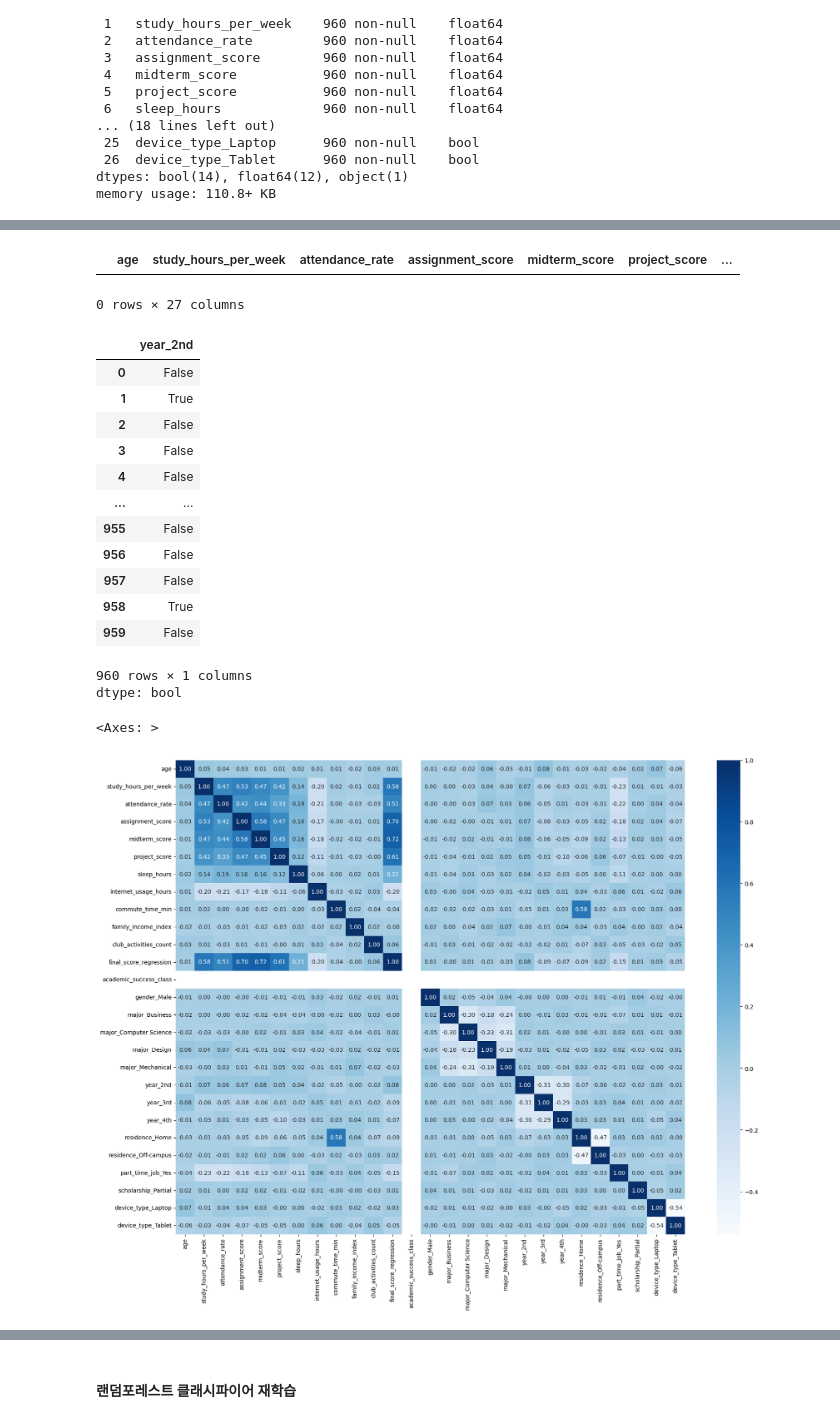
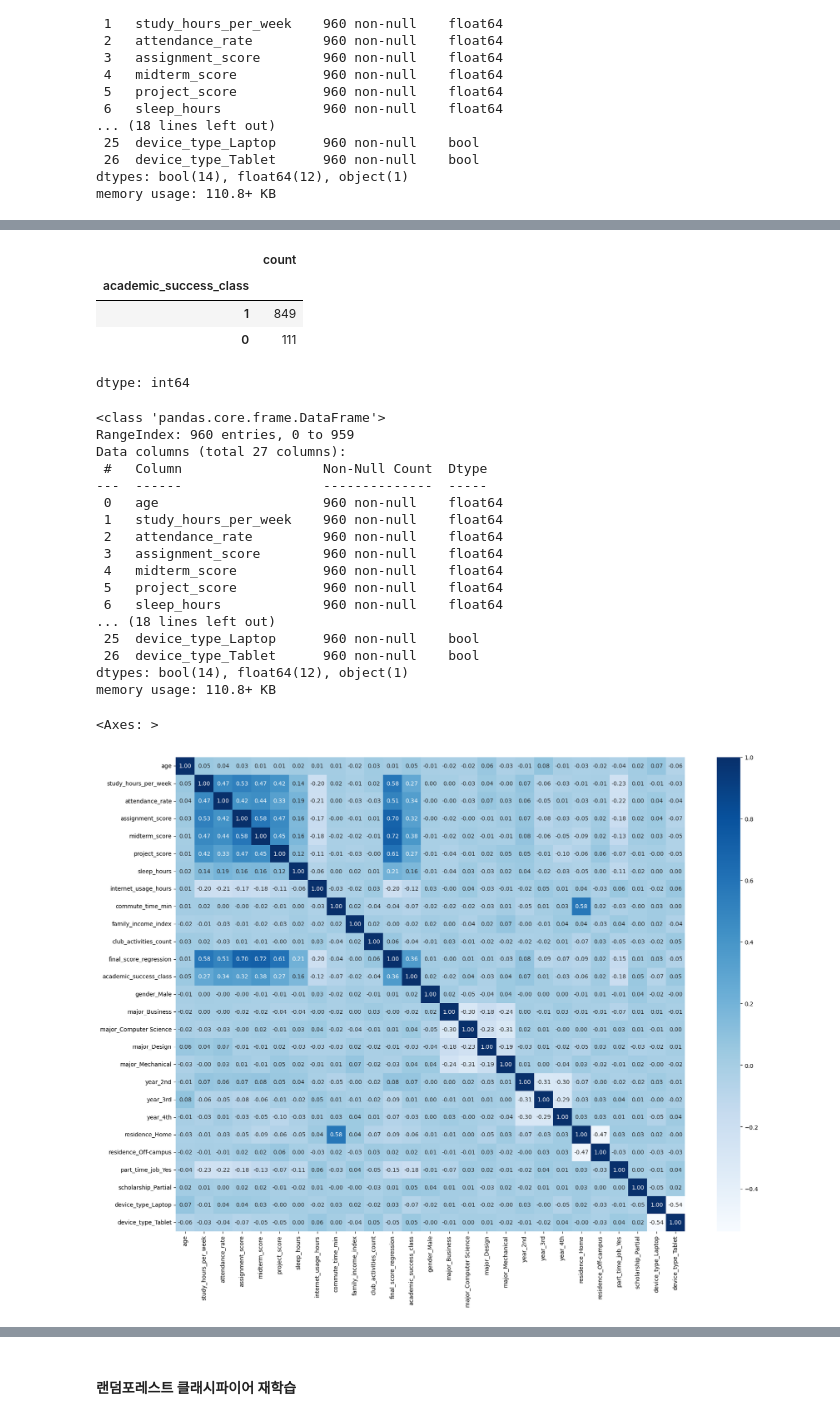
Before and after one commit to James21210/Learning-ML, a Jupyter notebook: 차무관_기계학습_프로젝트_중간고사.ipynb, the cells around one changed output, grey strips where cells are left out. Cells and saved outputs as stored; diff of their text form; code cells hidden in the pictures.

```diff
--- a/차무관_기계학습_프로젝트_중간고사.ipynb
+++ b/차무관_기계학습_프로젝트_중간고사.ipynb
@@ -497,35 +490,47 @@ dtype: bool
-# %%
-data['academic_success_class'] = data['academic_success_class'].astype(bool)
+# %%
+SIZE = len(data['academic_success_class'])
+
+for i in range(SIZE):
+  if data.loc[i,'academic_success_class'] == 'Pass':
+    data.loc[i,'academic_success_class'] = 1
+  else:
+    data.loc[i,'academic_success_class'] = 0
 # %%
-data[False==data['academic_success_class']]
+data['academic_success_class'].value_counts()
 # %% [output]
-|  | age | study_hours_per_week | attendance_rate | assignment_score | midterm_score | project_score | ... |
+|  | count |
+| academic_success_class |  |
+| 1 | 849 |
+| 0 | 111 |
-0 rows × 27 columns
+dtype: int64
 # %%
-data['year_2nd']
+data.info()
 # %% [output]
-|  | year_2nd |
-| 0 | False |
-| 1 | True |
-| 2 | False |
-| 3 | False |
-| 4 | False |
-| ... | ... |
-| 955 | False |
-| 956 | False |
-| 957 | False |
-| 958 | True |
-| 959 | False |
-960 rows × 1 columns
-dtype: bool
+<class 'pandas.core.frame.DataFrame'>
+RangeIndex: 960 entries, 0 to 959
+Data columns (total 27 columns):
+ #   Column                  Non-Null Count  Dtype
+---  ------                  --------------  -----
+ 0   age                     960 non-null    float64
+ 1   study_hours_per_week    960 non-null    float64
+ 2   attendance_rate         960 non-null    float64
+ 3   assignment_score        960 non-null    float64
+ 4   midterm_score           960 non-null    float64
+ 5   project_score           960 non-null    float64
+ 6   sleep_hours             960 non-null    float64
+... (18 lines left out)
+ 25  device_type_Laptop      960 non-null    bool
+ 26  device_type_Tablet      960 non-null    bool
+dtypes: bool(14), float64(12), object(1)
+memory usage: 110.8+ KB
 # %%
 import seaborn as sns
 import matplotlib.pyplot as plt
 
 plt.figure(figsize=(20,15))
 
-data1 = data.select_dtypes(include=['bool','number']).astype(int).corr()
+data1 = data.select_dtypes(include=['bool','number','object']).astype(int).corr()
 sns.heatmap(data1, annot=True, fmt='.2f', cmap='Blues')
 # %% [output]
 <Axes: >
-[figure, old version]
+[figure, new version]
```
Also changed, not shown: parts of 5 cells of this notebook.
